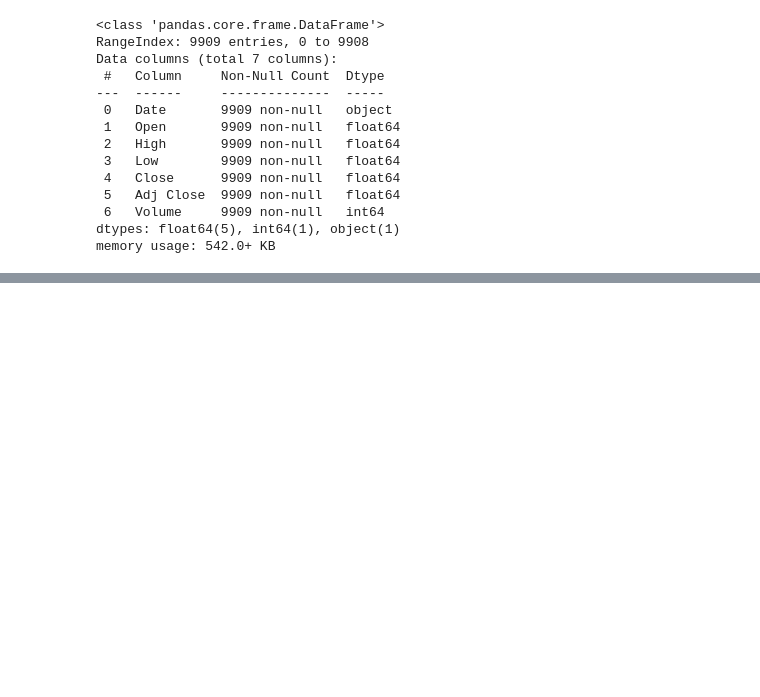
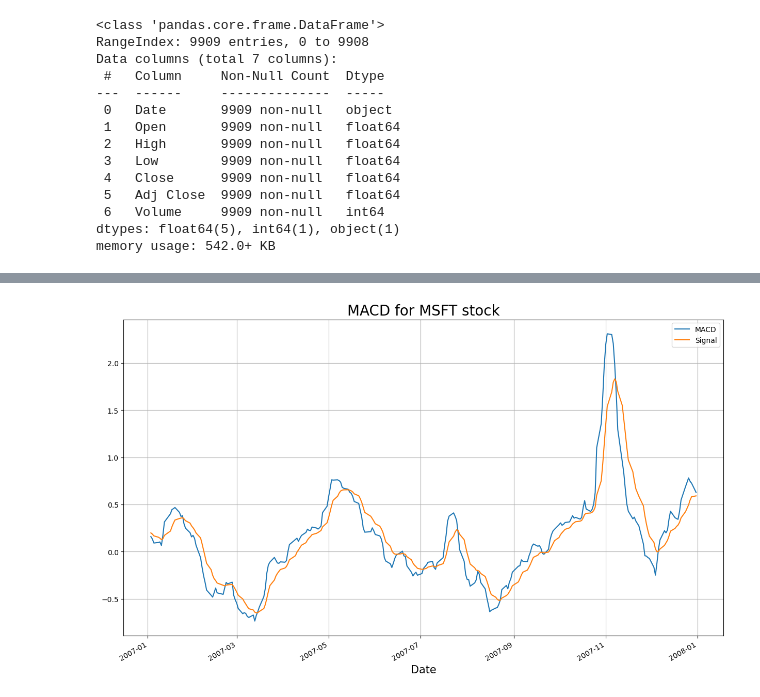
Before and after one commit to acody14/Stock-Prediction-LSTM-RNN, a Jupyter notebook: Data Wrangling.ipynb, the cells around one changed output, grey strips where cells are left out. Drawn from its saved outputs; the diff is of its cells as text; code cells hidden in the pictures; blank space fills up the shorter version.

```diff
--- a/Data Wrangling.ipynb
+++ b/Data Wrangling.ipynb
@@ -223,0 +205,29 @@ Index(['Open', 'High', 'Low', 'Close', 'Adj Close', 'Volume', 'SMA_50',
+# %%
+def plot_macd(symbol, start_year, end_year):
+    '''
+    -The MACD line is calculated by subtracting the 26-period exponential moving average (EMA) from the 12-period EMA.
+    -The signal line is a nine-period EMA of the MACD line.
+    source: https://www.investopedia.com/terms/m/macd.asp
+
+    takes stock symbol and integer start and end years
+    plots that stock over that time window along with the MACD
+    '''
+    # generating dataframe
+    df = formatter(symbol)
+    df = date_selector(df,start_year,end_year)
+
+    plt.figure(figsize=(15,9))
+
+    df['MACD'].plot(label='MACD')
+    df['MACD_S'].plot(label='Signal')
+    #df['MACD_H'].plot(label='MACD_H') - this is just the difference between macd and the signal so it's not helpful
+    # see pandas_ta documentation: https://github.com/twopirllc/pandas-ta/blob/main/pandas_ta/momentum/macd.py
+
+    plt.grid(True)
+    plt.title('MACD for ' + symbol + ' stock', color = 'black', fontsize = 20)
+    plt.xlabel('Date', color = 'black', fontsize = 15)
+    plt.legend()
+# %%
+plot_macd('MSFT',2007,2008)
+# %% [output]
+[figure, added]
```
Also changed, not shown: parts of 27 cells of this notebook, 1 other file.
